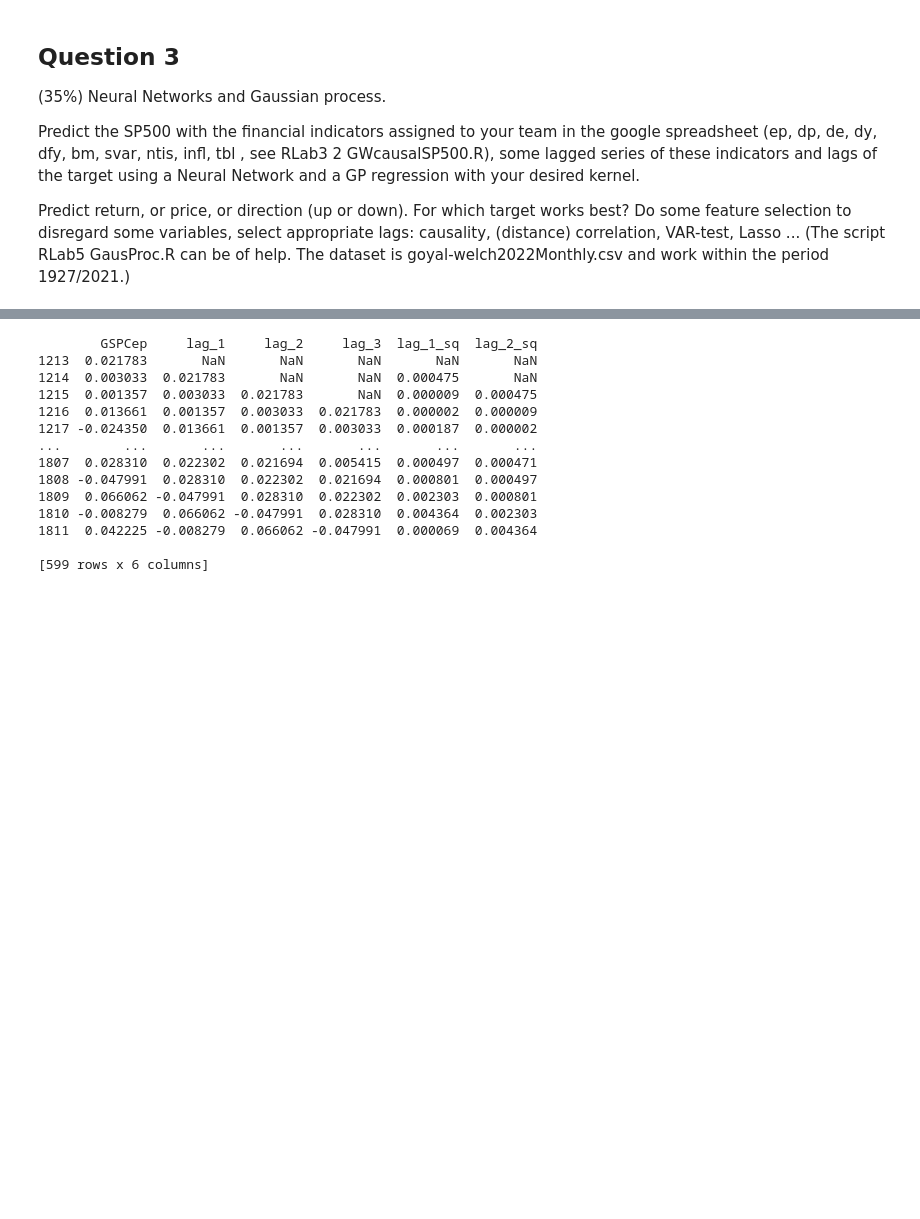
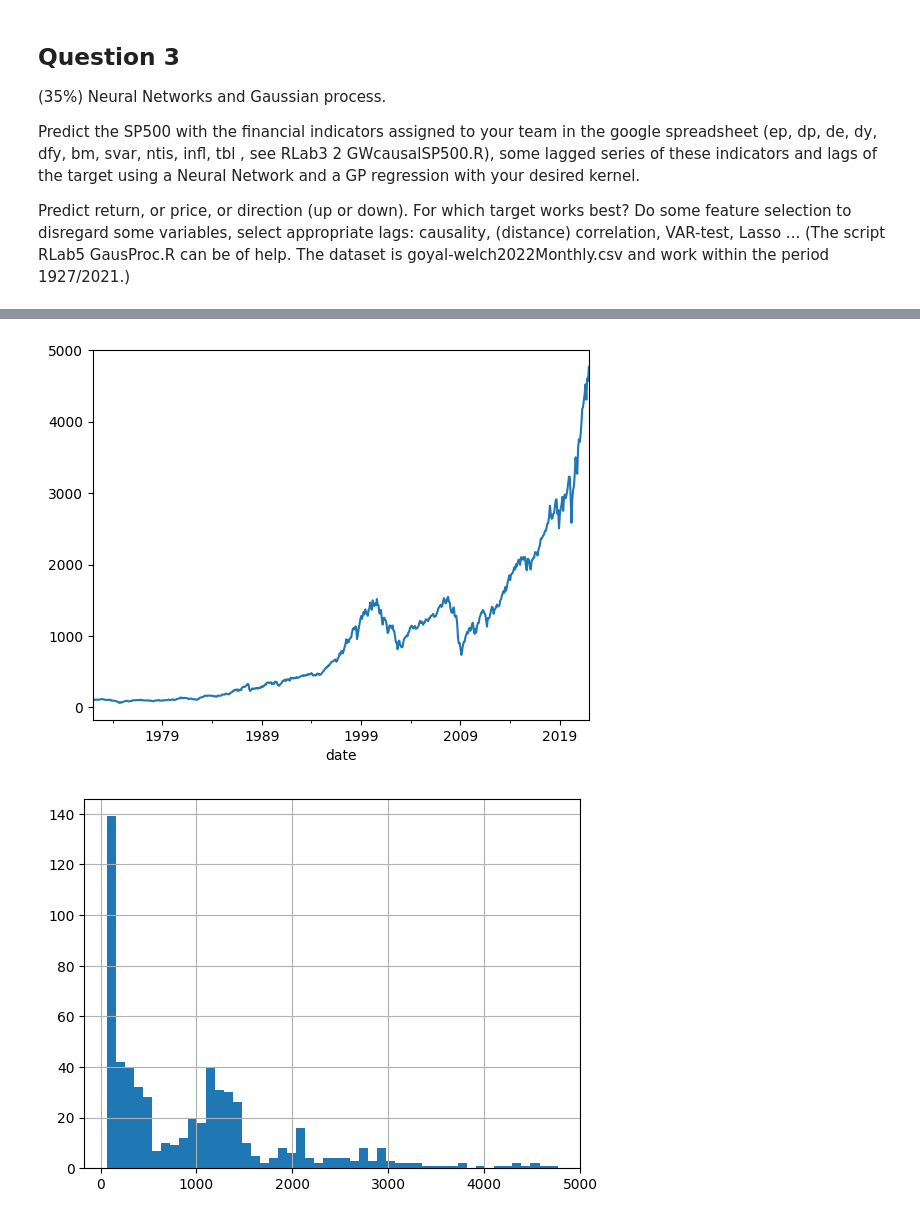
Before and after one commit to jonnycodd99/ML-for-Finance, a Jupyter notebook: Homework 1/01. Question 3.ipynb, the cells around one changed output, grey strips where cells are left out. Saved outputs shown, nothing was run; the diff lists cells and outputs as text; code cells hidden in the pictures; blank space fills up the shorter version.

```diff
--- a/Homework 1/01. Question 3.ipynb
+++ b/Homework 1/01. Question 3.ipynb
@@ -40,42 +24,0 @@ data.head()
-# %%
-# Compute log returns of SP500 (logret)
-logret = np.diff(np.log(data['Index']))
-
-# Compute IndexDiv
-IndexDiv = data['Index'] + data['D12']
-
-# Compute log returns of IndexDiv (logretdiv)
-logretdiv = np.diff(np.log(IndexDiv))
-
-# Compute log of Rfree
-logRfree = np.log(data['Rfree'] + 1)[1:]
-
-# Compute GSPCep
-GSPCep = logretdiv - logRfree
-GSPCep.name = 'GSPCep'
-
-# Merge features with lags
-lags = [1, 2, 3]
-features = [GSPCep.shift(lag).rename(f'lag_{lag}') for lag in lags]
-features.append((GSPCep ** 2).shift(1).rename('lag_1_sq'))
-features.append((GSPCep ** 2).shift(2).rename('lag_2_sq'))
-
-# Merge all features
-Z = pd.concat([GSPCep] + features, axis=1)
-
-print(Z)
-# %% [output]
-        GSPCep     lag_1     lag_2     lag_3  lag_1_sq  lag_2_sq
-1213  0.021783       NaN       NaN       NaN       NaN       NaN
-1214  0.003033  0.021783       NaN       NaN  0.000475       NaN
-1215  0.001357  0.003033  0.021783       NaN  0.000009  0.000475
-1216  0.013661  0.001357  0.003033  0.021783  0.000002  0.000009
-1217 -0.024350  0.013661  0.001357  0.003033  0.000187  0.000002
-...        ...       ...       ...       ...       ...       ...
-1807  0.028310  0.022302  0.021694  0.005415  0.000497  0.000471
-1808 -0.047991  0.028310  0.022302  0.021694  0.000801  0.000497
-1809  0.066062 -0.047991  0.028310  0.022302  0.002303  0.000801
-1810 -0.008279  0.066062 -0.047991  0.028310  0.004364  0.002303
-1811  0.042225 -0.008279  0.066062 -0.047991  0.000069  0.004364
-
-[599 rows x 6 columns]
@@ -81,0 +48,32 @@ print(Z)
+# %%
+file = 'goyal-welch2022Monthly.csv'
+df = pd.read_csv(os.path.join(DATA_DIR, file)) #,
+                   #usecols=['yyyymm', 'Index', 'b/m', 'ep', 'ntis'])
+
+df['Index'] = df['Index'].apply(lambda x: x.replace(',', '')).astype(float)
+df['date'] = pd.to_datetime(df['yyyymm'], format='%Y%m')
+
+dateI = "1972-01-01"
+dateF = "2021-12-31"
+df = df.query(f'date >= "{dateI}" & date <= "{dateF}"')
+
+### Compute dp, de, ep, dy, dfy
+# dividend-price ratio (dp)
+df['dp'] = np.log(df['D12']) - np.log(df['Index'])
+# dividend-payout ratio (de)
+df['de'] = np.log(df['D12']) - np.log(df['E12'])
+# earnings to price
+df['ep'] = np.log(df['E12']) - np.log(df['Index'])
+## dividend yield (remove 1st since lag puts NA in 1st entry)
+df['dy'] = np.log(df['D12'].shift(-1)) - np.log(df['Index'].shift(-1))
+# Default yield spread (dfy)= BAA-AAA rated corporate bond yields:
+df['dfy'] = df['BAA'] - df['AAA']  # Assuming 'BAA' and 'AAA' columns are available
+
+df.set_index('date')['Index'].plot()
+plt.show()
+
+df.set_index('date')['Index'].hist(bins=50)
+plt.show()
+# %% [output]
+[figure, added]
+[figure, added]
```
Also changed, not shown: parts of 18 cells of this notebook.
